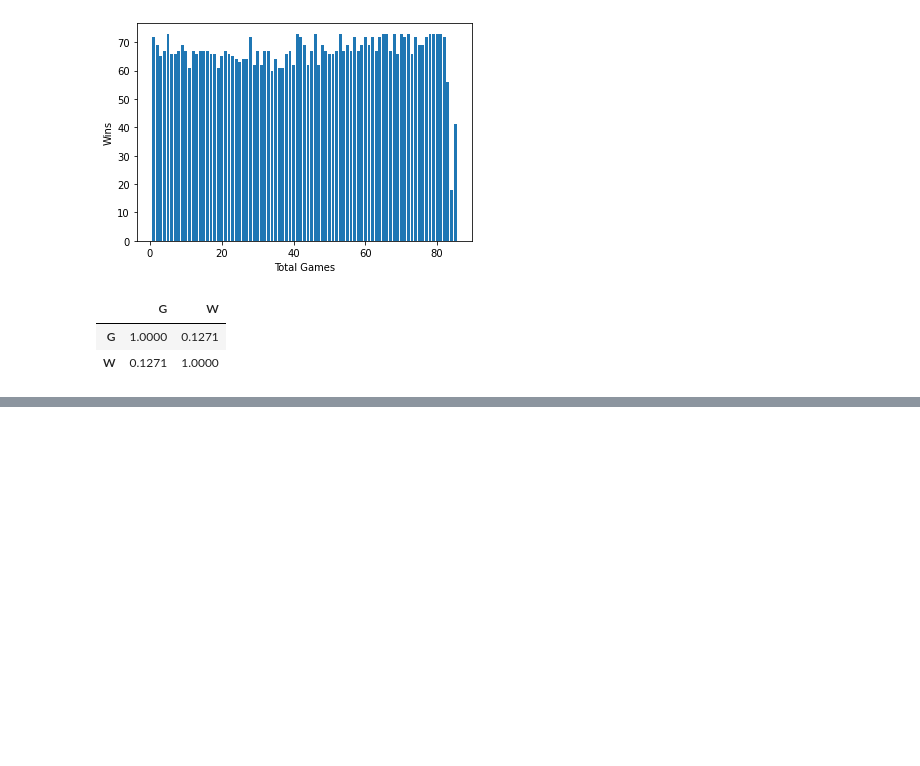
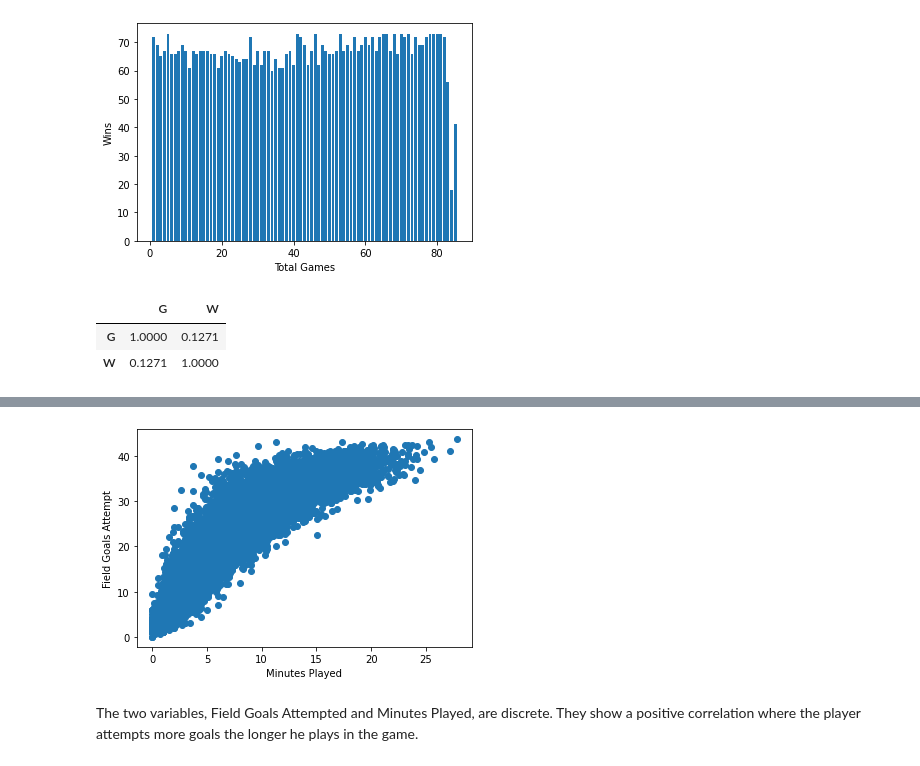
Before and after one commit to faridamossad/Assignment-1, a Jupyter notebook: Assignment 1 Notebook.ipynb, the cells around one changed output, grey strips where cells are left out. Drawn from its saved outputs; the diff is of its cells as text; code cells hidden in the pictures; blank space fills up the shorter version.

```diff
--- a/Assignment 1 Notebook.ipynb
+++ b/Assignment 1 Notebook.ipynb
@@ -60,0 +94,9 @@ df[['G','W']].corr(method='pearson')
+# %%
+plt.scatter(df['FGA'],df['MP'])
+plt.ylabel("Field Goals Attempt")
+plt.xlabel("Minutes Played")
+plt.show()
+# %% [output]
+[figure, added]
+# %% [markdown]
+The two variables, Field Goals Attempted and Minutes Played, are discrete. They show a positive correlation where the player attempts more goals the longer he plays in the game.
```
Also changed, not shown: parts of 4 cells of this notebook.
